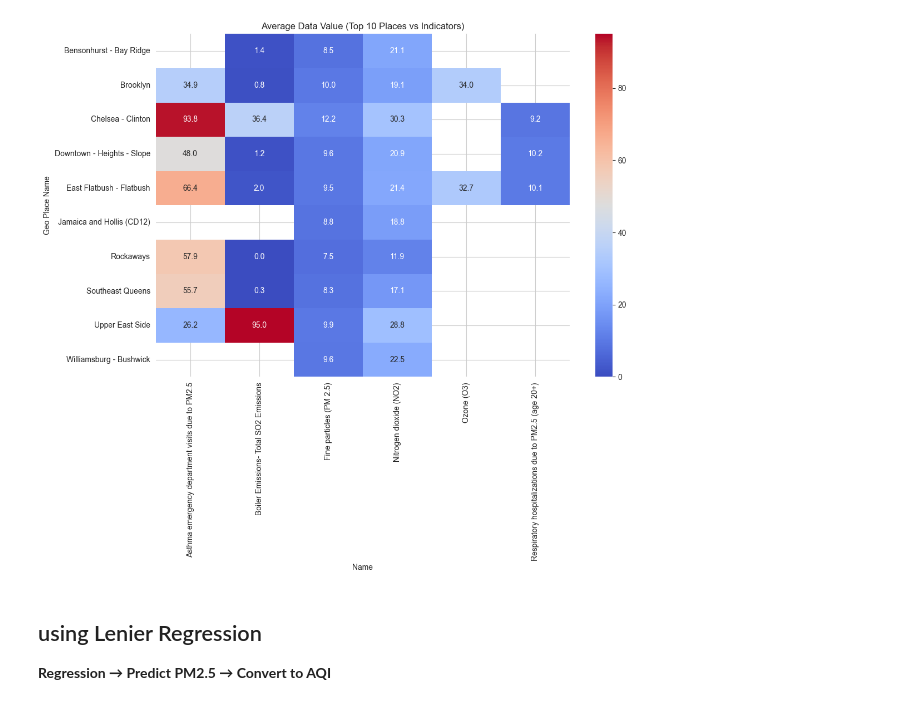
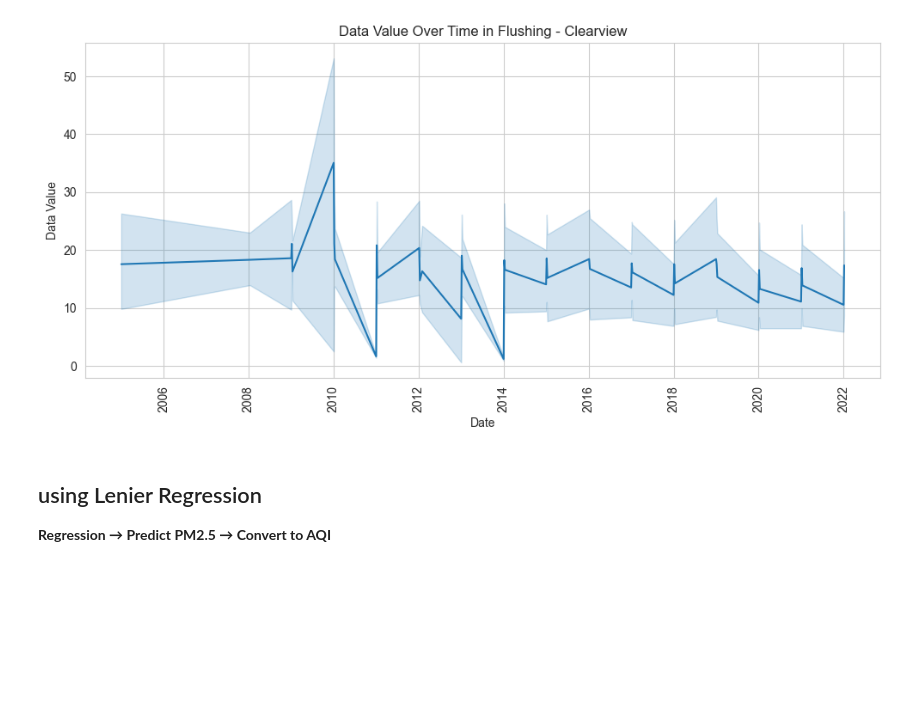
Before and after one commit to YASHxK1/EDA--Exploratory-Data-Analysis, a Jupyter notebook: EDA 1_Air_Quality_Index/EDA-Air_Quality_Index.ipynb, the cells around one changed output. Cells and saved outputs as stored; diff of their text form; code cells hidden in the pictures; blank space fills up the shorter version.

```diff
--- a/EDA 1_Air_Quality_Index/EDA-Air_Quality_Index.ipynb
+++ b/EDA 1_Air_Quality_Index/EDA-Air_Quality_Index.ipynb
@@ -148,16 +140,43 @@ plt.show()
-# %%
-# 7d. Heatmap of average Data Value per Place and Indicator (top 10 each)
-top_places = df['Geo Place Name'].value_counts().nlargest(10).index
-top_indicators = df['Name'].value_counts().nlargest(10).index
-heatmap_data = df[df['Geo Place Name'].isin(top_places) & df['Name'].isin(top_indicators)]
-
-pivot = heatmap_data.pivot_table(values='Data Value', index='Geo Place Name', columns='Name', aggfunc='mean')
-plt.figure(figsize=(12,8))
-sns.heatmap(pivot, annot=True, fmt=".1f", cmap="coolwarm")
-plt.title('Average Data Value (Top 10 Places vs Indicators)')
-plt.show()
-# %% [output]
-[figure, removed]
+# %%
+# Assume your DataFrame is df
+# and the column plotted on Y-axis is called 'Data Value'
+
+Q1 = df['Data Value'].quantile(0.25)
+Q3 = df['Data Value'].quantile(0.75)
+IQR = Q3 - Q1
+
+lower_bound = Q1 - 1.5 * IQR
+upper_bound = Q3 + 1.5 * IQR
+
+# Detect outliers
+outliers_iqr = df[
+    (df['Data Value'] < lower_bound) |
+    (df['Data Value'] > upper_bound)
+]
+
+# print("Outliers detected using IQR:")
+# print(outliers_iqr)
+
+# Drop outliers
+df_iqr_cleaned = df[
+    (df['Data Value'] >= lower_bound) & (df['Data Value'] <= upper_bound)
+]
+# %%
+# 7c. Lineplot of Data Values over Time (for top 1 place)
+top_place = df_iqr_cleaned['Geo Place Name'].value_counts().idxmax()
+df_top_place = df_iqr_cleaned[df_iqr_cleaned['Geo Place Name'] == top_place]
+
+plt.figure(figsize=(10,5))
+sns.lineplot(x='Start_Date', y='Data Value', data=df_top_place)
+plt.title(f'Data Value Over Time in {top_place}')
+plt.xlabel('Date')
+plt.ylabel('Data Value')
+plt.xticks(rotation=90)
+plt.tight_layout()
+
+plt.show()
+# %% [output]
+[figure, added]
 # %% [markdown]
 ## using Lenier Regression
 **Regression → Predict PM2.5 → Convert to AQI**
```
Also changed, not shown: parts of 11 cells of this notebook.
